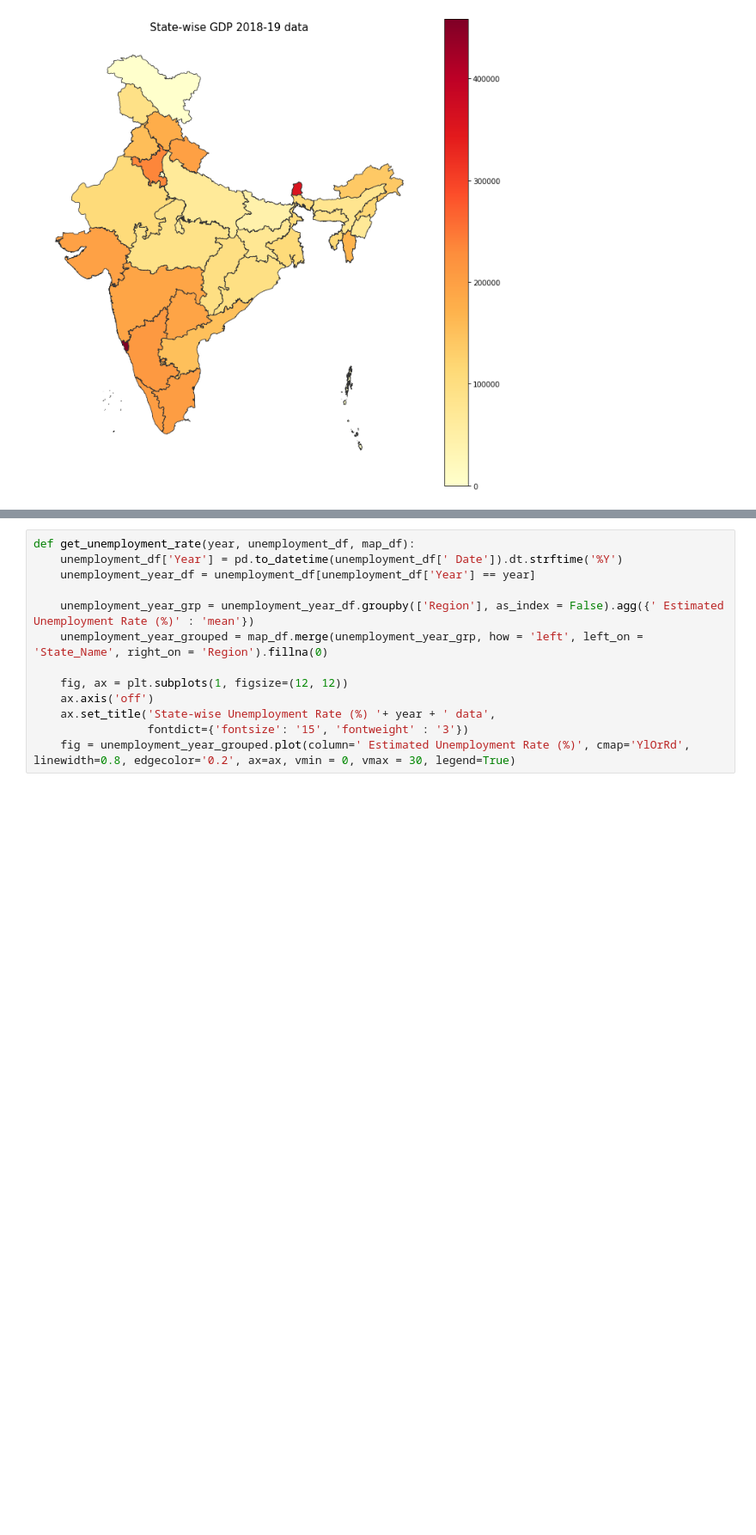
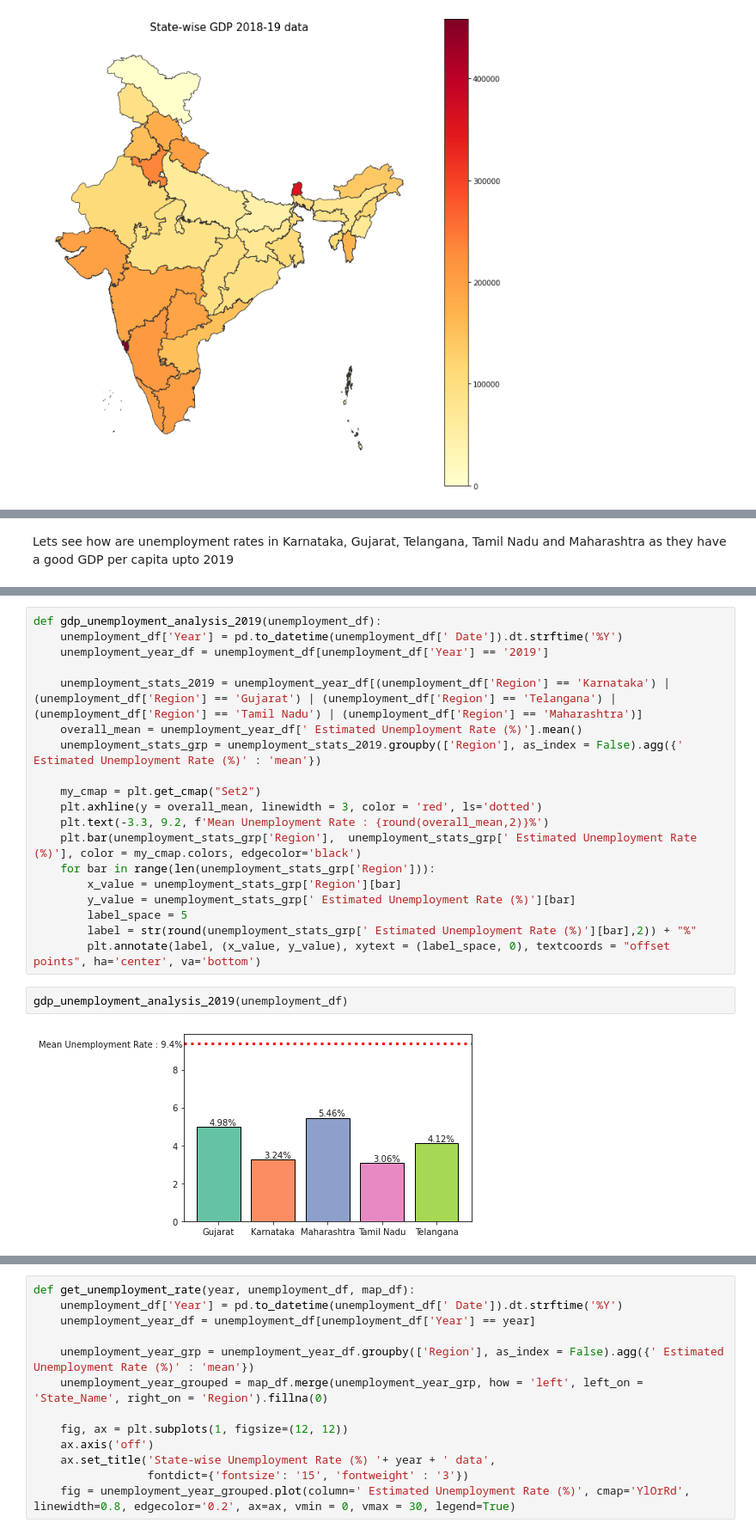
Before and after one commit to vishwa3011/Data-Visualization-IU-Project, a Jupyter notebook: Notebooks/project.ipynb, the cells around one changed output, grey strips where cells are left out. Shown at 86% size. Saved outputs shown, nothing was run; the diff lists cells and outputs as text; blank space fills up the shorter version.

```diff
--- a/Notebooks/project.ipynb
+++ b/Notebooks/project.ipynb
@@ -211,3 +231,5 @@ findfont: Font family ['Helvetica'] not found. Falling back to DejaVu Sans.
+# %% [markdown]
+Lets see how are unemployment rates in Karnataka, Gujarat, Telangana, Tamil Nadu and Maharashtra as they have a good GDP per capita upto 2019
 # %%
 unemployment_path = "../dataset/Unemployment/"
 
@@ -220,3 +242,26 @@ unemployment_df.head()
 | 2 | Andhra Pradesh | 31-07-2019 | Monthly | 3.75 | 12086707.0 | 43.50 | Rural |
 | 3 | Andhra Pradesh | 31-08-2019 | Monthly | 3.32 | 12285693.0 | 43.97 | Rural |
 | 4 | Andhra Pradesh | 30-09-2019 | Monthly | 5.17 | 12256762.0 | 44.68 | Rural |
+# %%
+def gdp_unemployment_analysis_2019(unemployment_df):
+    unemployment_df['Year'] = pd.to_datetime(unemployment_df[' Date']).dt.strftime('%Y')
+    unemployment_year_df = unemployment_df[unemployment_df['Year'] == '2019']
+
+    unemployment_stats_2019 = unemployment_year_df[(unemployment_df['Region'] == 'Karnataka') | (unemployment_df['Region'] == 'Gujarat') | (unemployment_df['Region'] == 'Telangana') | (unemployment_df['Region'] == 'Tamil Nadu') | (unemployment_df['Region'] == 'Maharashtra')]
+    overall_mean = unemployment_year_df[' Estimated Unemployment Rate (%)'].mean()
+    unemployment_stats_grp = unemployment_stats_2019.groupby(['Region'], as_index = False).agg({' Estimated Unemployment Rate (%)' : 'mean'})
+
+    my_cmap = plt.get_cmap("Set2")
+    plt.axhline(y = overall_mean, linewidth = 3, color = 'red', ls='dotted')
+    plt.text(-3.3, 9.2, f'Mean Unemployment Rate : {round(overall_mean,2)}%')
+    plt.bar(unemployment_stats_grp['Region'],  unemployment_stats_grp[' Estimated Unemployment Rate (%)'], color = my_cmap.colors, edgecolor='black')
+    for bar in range(len(unemployment_stats_grp['Region'])):
+        x_value = unemployment_stats_grp['Region'][bar]
+        y_value = unemployment_stats_grp[' Estimated Unemployment Rate (%)'][bar]
+        label_space = 5
+        label = str(round(unemployment_stats_grp[' Estimated Unemployment Rate (%)'][bar],2)) + "%"
+        plt.annotate(label, (x_value, y_value), xytext = (label_space, 0), textcoords = "offset points", ha='center', va='bottom')
+# %%
+gdp_unemployment_analysis_2019(unemployment_df)
+# %% [output]
+[figure, added]
```
Also changed, not shown: parts of 25 cells of this notebook.
